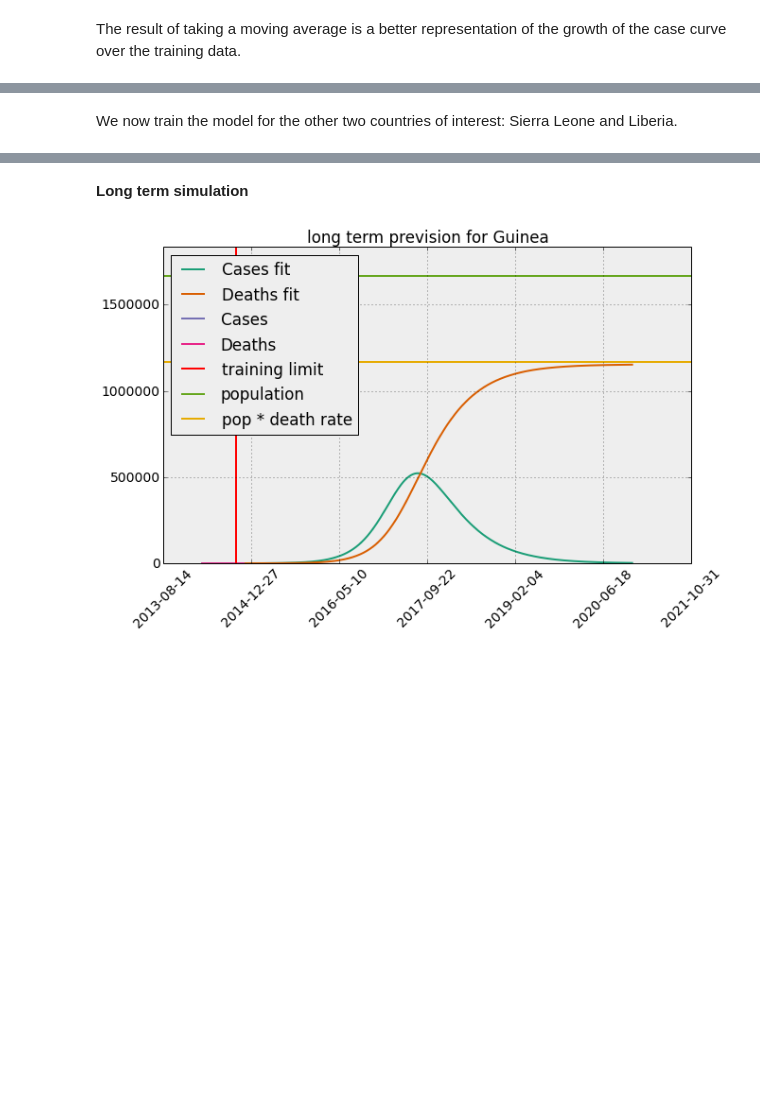
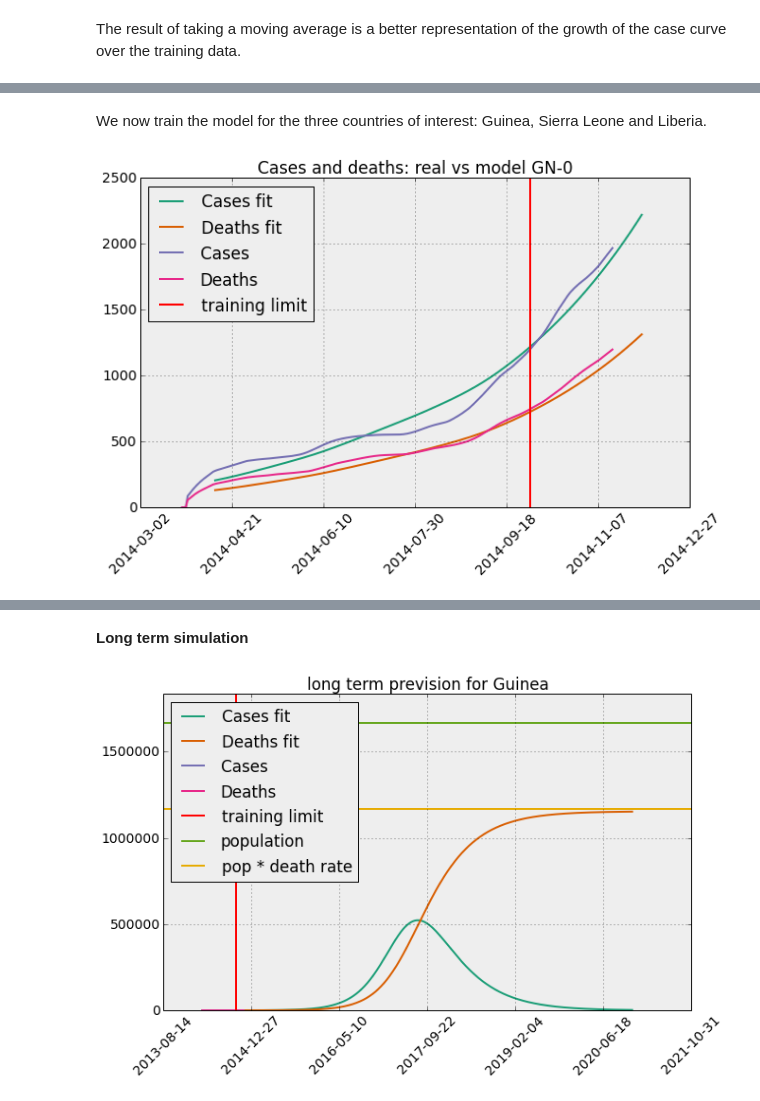
Before and after one commit to gsabran/data-science-project, a Jupyter notebook: code/Timeseries and Documentation.ipynb, the cells around one changed output, grey strips where cells are left out. Drawn from its saved outputs; the diff is of its cells as text; code cells hidden in the pictures; blank space fills up the shorter version.

```diff
--- a/code/Timeseries and Documentation.ipynb
+++ b/code/Timeseries and Documentation.ipynb
@@ -943,4 +943,10 @@ plot_raw(country_code, sdr_id)
 # %% [markdown]
-We now train the model for the other two countries of interest: Sierra Leone and Liberia.
+We now train the model for the three countries of interest: Guinea, Sierra Leone and Liberia.
+# %%
+country_code, sdr_id = 'GN', 0
+plot_fit(country_code, sdr_id, days_after=15)
+#plot_raw(country_code, sdr_id)
+# %% [output]
+[figure, added]
 # %%
 country_code, sdr_id = 'SL', 0
```
Also changed, not shown: parts of 9 cells of this notebook.
